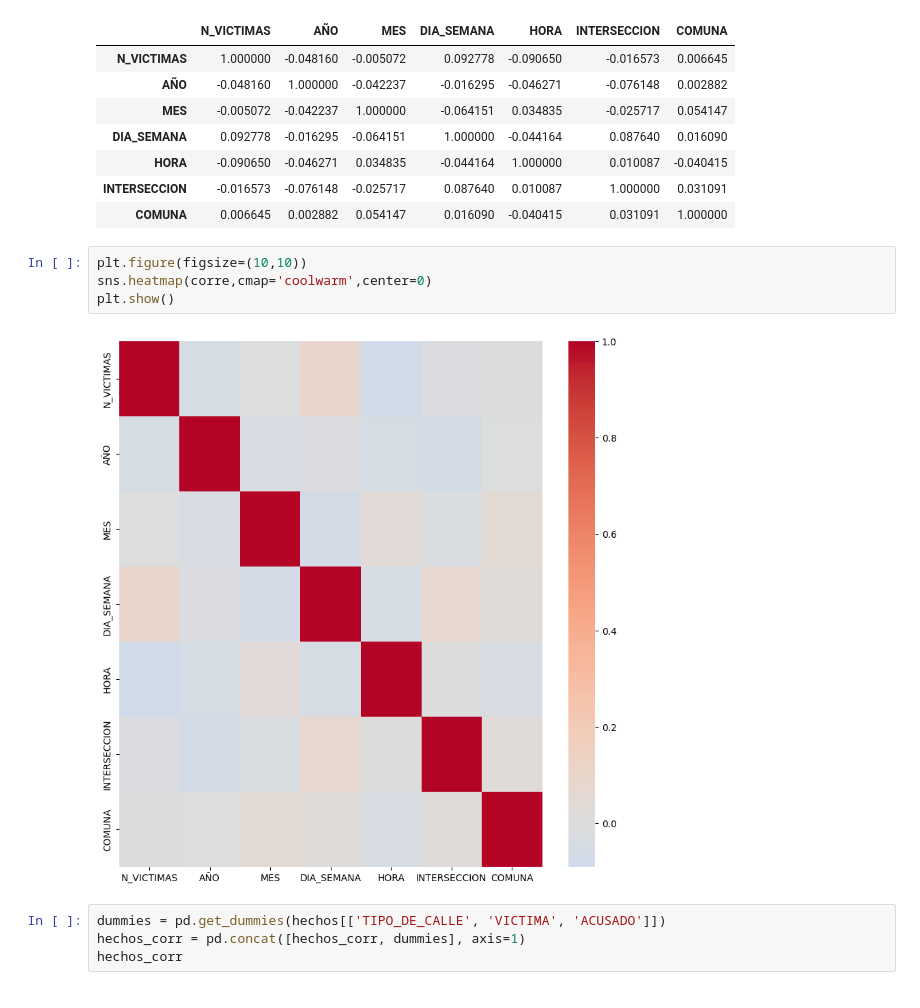
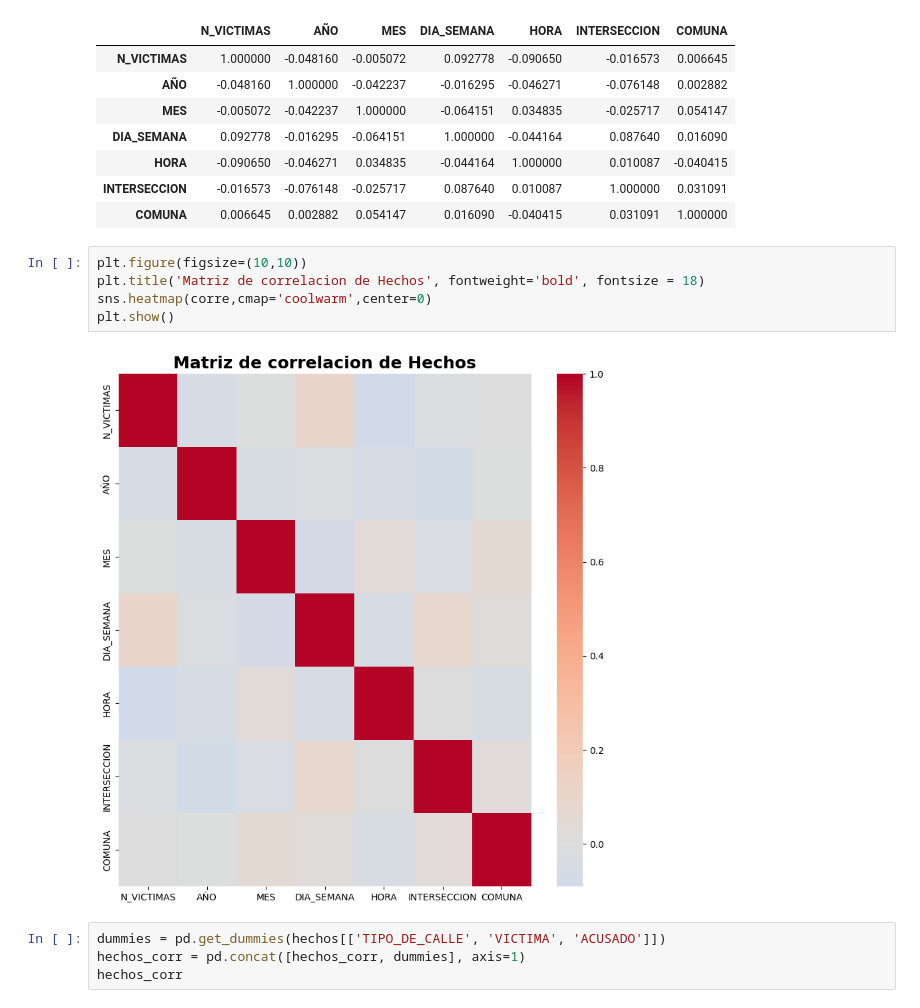
Before and after one commit to carocardenas0699/PI02---Data-Analysis, a Jupyter notebook: ETL_EDA_hechos.ipynb, the cells around one changed output. Saved outputs shown, nothing was run; the diff lists cells and outputs as text.

```diff
--- a/ETL_EDA_hechos.ipynb
+++ b/ETL_EDA_hechos.ipynb
@@ -911,10 +936,11 @@ corre
 | COMUNA | 0.006645 | 0.002882 | 0.054147 | 0.016090 | -0.040415 | 0.031091 | 1.000000 |
 # %%
 plt.figure(figsize=(10,10))
+plt.title('Matriz de correlacion de Hechos', fontweight='bold', fontsize = 18)
 sns.heatmap(corre,cmap='coolwarm',center=0)
 plt.show()
 # %% [output]
-[figure, old version]
+[figure, new version]
 # %%
 dummies = pd.get_dummies(hechos[['TIPO_DE_CALLE', 'VICTIMA', 'ACUSADO']])
 hechos_corr = pd.concat([hechos_corr, dummies], axis=1)
```
Also changed, not shown: parts of 28 cells of this notebook, 1 other file.
